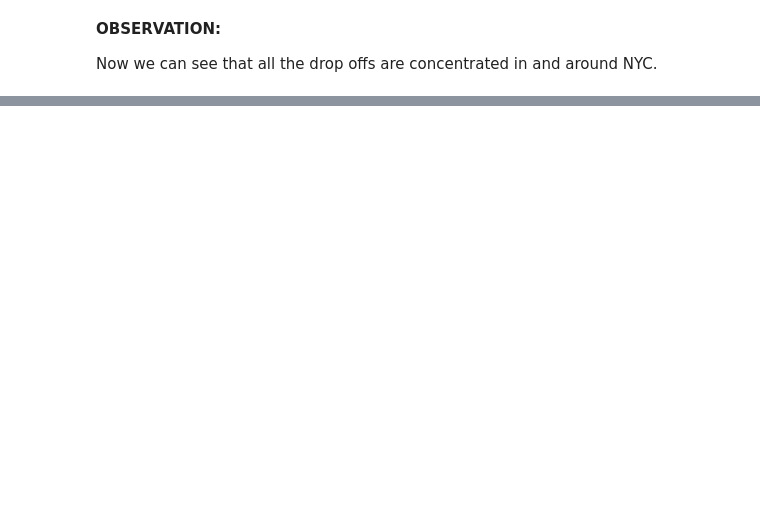
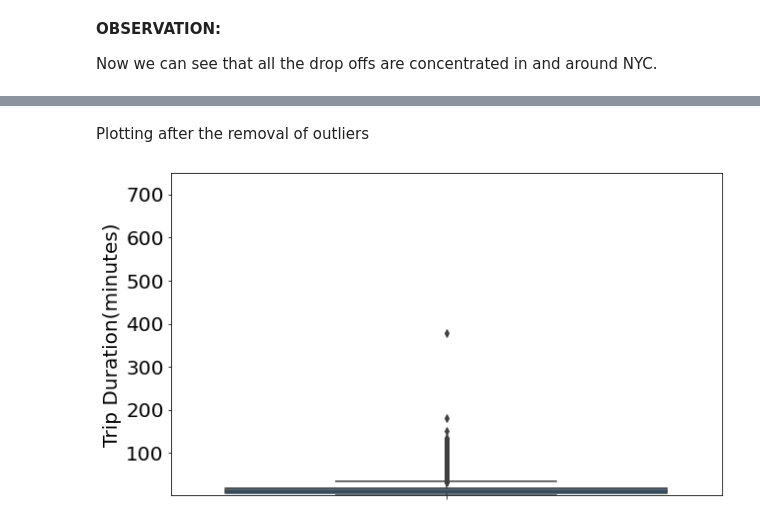
Before and after one commit to ddv246/DSBA-Project, a Jupyter notebook: Copy_of_Untitled0.ipynb, the cells around one changed output, grey strips where cells are left out. Cells and saved outputs as stored; diff of their text form; code cells hidden in the pictures; blank space fills up the shorter version.

```diff
--- a/Copy_of_Untitled0.ipynb
+++ b/Copy_of_Untitled0.ipynb
@@ -493,0 +618,13 @@ Now we can see that all the drop offs are concentrated in and around NYC.
+# %%
+new_df = new_df[(new_df.trip_duration>1) & (new_df.trip_duration<720)]
+# %% [markdown]
+Plotting after the removal of outliers
+# %%
+plt.figure(figsize = (10,6))
+sns.boxplot("trip_duration", data = new_df, orient = "v")
+plt.ylim(ymin = 1, ymax = 750)
+plt.tick_params(labelsize = 20)
+plt.ylabel("Trip Duration(minutes)", fontsize = 20)
+plt.show()
+# %% [output]
+[figure, added]
```
Also changed, not shown: parts of 38 cells of this notebook.
